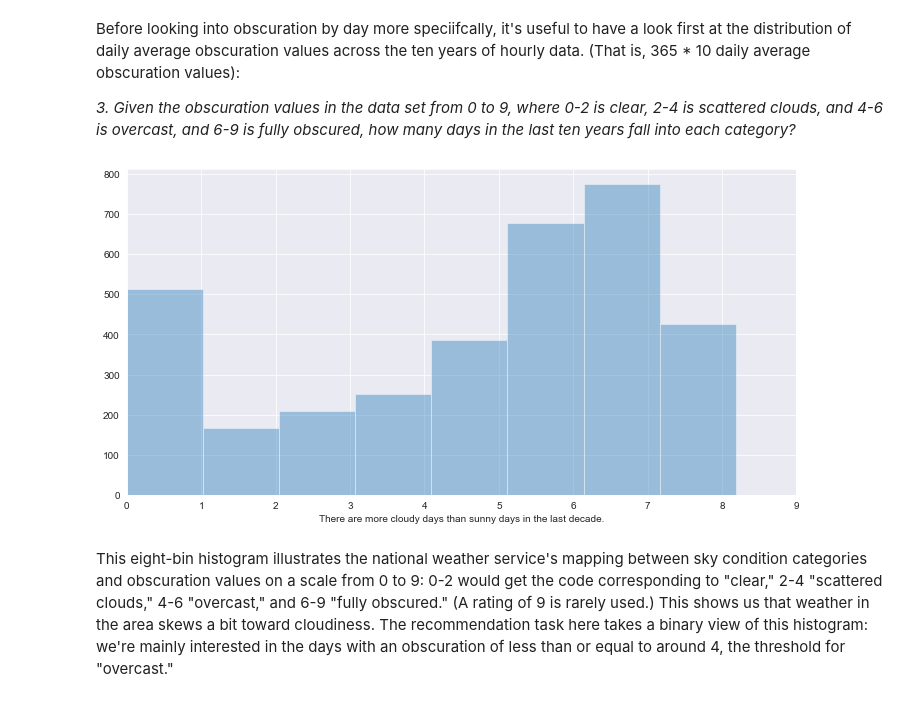
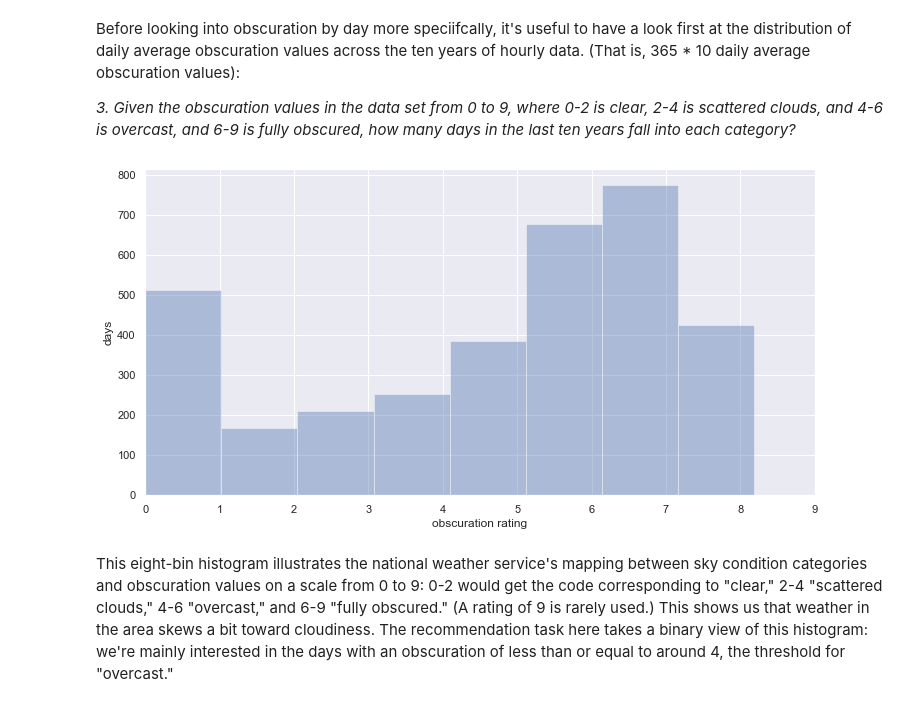
Before and after one commit to jefftrevino/Springboard, a Jupyter notebook: capstone1montereyWeather/exploratory_data_visualization.ipynb, the cells around one changed output. Drawn from its saved outputs; the diff is of its cells as text; code cells hidden in the pictures.

```diff
--- a/capstone1montereyWeather/exploratory_data_visualization.ipynb
+++ b/capstone1montereyWeather/exploratory_data_visualization.ipynb
@@ -27,6 +27,8 @@ Event planners are often most concerned with the presence or absence of sun, whi
 
 *1. Averaged across the whole decade, which hours of the day tend to be more or less sunny (obscured)?*
 # %%
+sns.set()
+
 hourly_obscuration = pd.DataFrame(df.groupby(df.index.hour).averageObscuration.mean())
 hourly_obscuration = hourly_obscuration.reset_index()
 hourly_obscuration.columns = ['hour of the day', 'mean obscuration']
@@ -91,15 +93,18 @@ Before looking into obscuration by day more speciifcally, it's useful to have a
 # %%
 plt.figure(figsize=(12, 6))
 sns.set_style('darkgrid')
 
 obscuration = pd.DataFrame(df['averageObscuration'].groupby([df.index.date]).mean().dropna()) # ten years of individual dates
 obscuration.name = 'There are more cloudy days than sunny days in the last decade.'
 
 plt.xlim(0, 9)
 sns.distplot(obscuration,bins=8, kde=False, norm_hist=False)
+
+plt.xlabel('obscuration rating')
+plt.ylabel('days')
 plt.show()
 # %% [output]
-[figure, old version]
+[figure, new version]
 # %% [markdown]
 This eight-bin histogram illustrates the national weather service's mapping between sky condition categories and obscuration values on a scale from 0 to 9: 0-2 would get the code corresponding to "clear," 2-4 "scattered clouds," 4-6 "overcast," and 6-9 "fully obscured." (A rating of 9 is rarely used.) This shows us that weather in the area skews a bit toward cloudiness. The recommendation task here takes a binary view of this histogram: we're mainly interested in the days with an obscuration of less than or equal to around 4, the threshold for "overcast."
 # %% [markdown]
```
Also changed, not shown: parts of 15 cells of this notebook, 4 other files.
